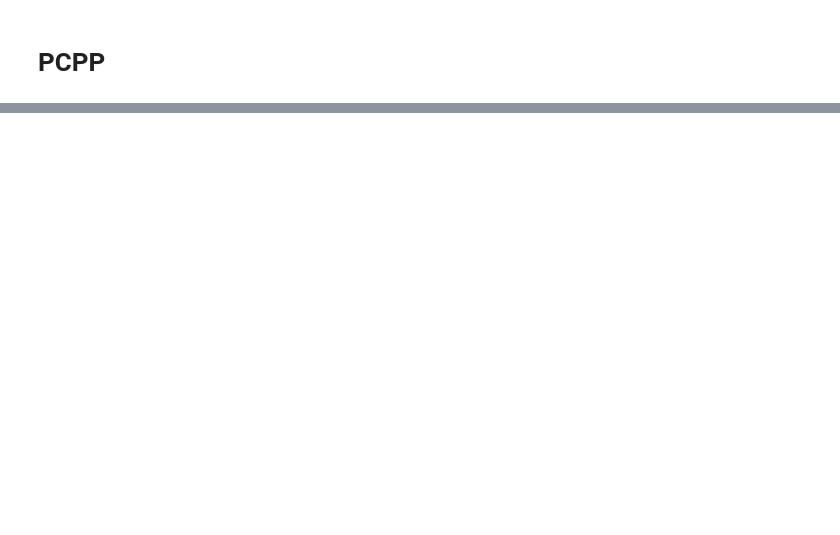
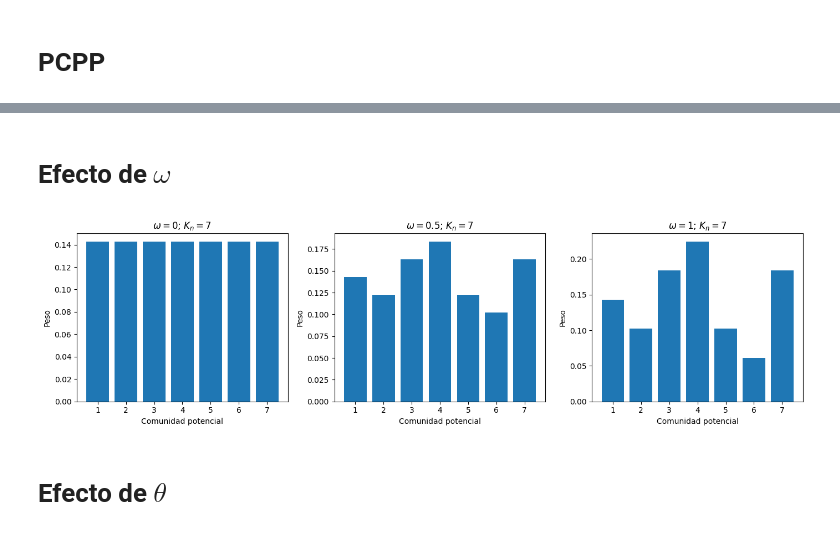
Before and after one commit to cnosa/blockregressiondynamicsnetwork, a Jupyter notebook: pcpp.ipynb, the cells around one changed output, grey strips where cells are left out. Cells and saved outputs as stored; diff of their text form; code cells hidden in the pictures; blank space fills up the shorter version.

```diff
--- a/pcpp.ipynb
+++ b/pcpp.ipynb
@@ -67,0 +113,30 @@ blocks: [[0, 6], [1, 3, 4, 7, 8], [2, 5, 9]]
+# %% [markdown]
+# Efecto de $\omega$
+# %%
+
+thetas = [4]
+omegas = [0, 0.5, 1]
+
+fig, axes = plt.subplots(1, 3, figsize=(14, 4))
+
+for ax, omega in zip(axes, omegas):
+    res = sample_pcpp(
+        n=100,
+        theta=4,
+        omega=omega,
+        random_state=42
+    )
+
+    ax.bar(np.arange(1, res["M"] + 1), res["W"])
+    ax.set_title(
+        rf"$\omega={omega}$; $K_n={res['K_n']}$"
+    )
+    ax.set_xlabel("Comunidad potencial")
+    ax.set_ylabel("Peso")
+
+plt.tight_layout()
+plt.show()
+# %% [output]
+[figure, added]
+# %% [markdown]
+# Efecto de $\theta$
```
Also changed, not shown: parts of 4 cells of this notebook.
